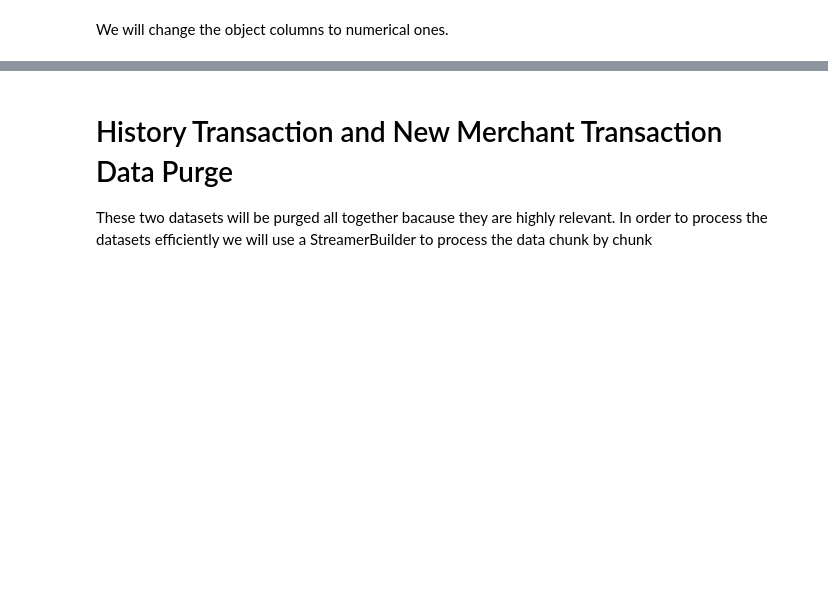
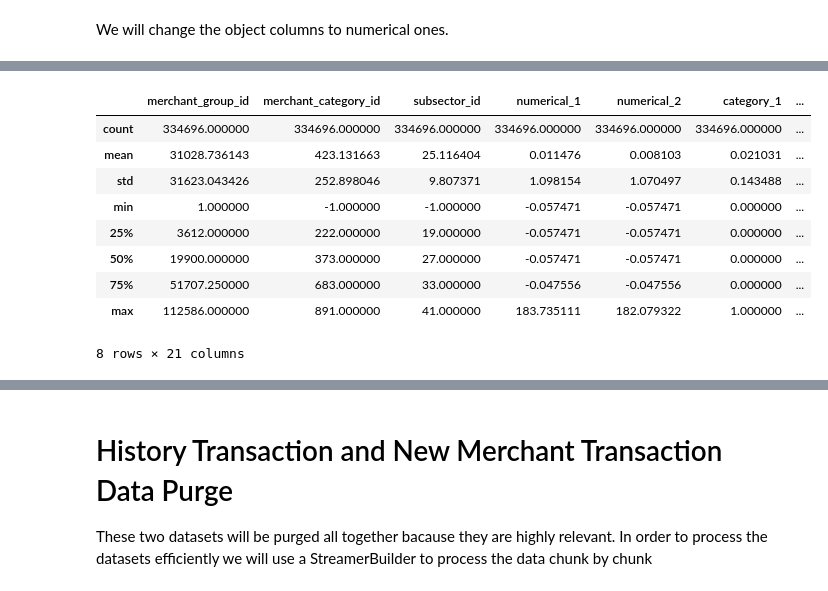
Before and after one commit to thinkinbig/lama, a Jupyter notebook: lama/preprocessing/DataPreperation.ipynb, the cells around one changed output, grey strips where cells are left out. Cells and saved outputs as stored; diff of their text form; code cells hidden in the pictures; blank space fills up the shorter version.

Commit message:
fix merchants tables

```diff
--- a/lama/preprocessing/DataPreperation.ipynb
+++ b/lama/preprocessing/DataPreperation.ipynb
@@ -270,0 +227,9 @@ None
+# %%
+df_merchant[merchants_category_cols].nunique()
+df_merchant[merchants_category_cols].dtypes
+df_merchant['category_2'] .unique()
+df_merchant['category_2'] = df_merchant['category_2'].fillna(-1)
+
+cols = ['category_1', 'most_recent_sales_range', 'most_recent_purchases_range', 'category_4']
+df_merchant = reformat_dataframe(df_merchant, cols, change_object_col)
+print(df_merchant)
@@ -270,0 +271,15 @@ None
+# %%
+df_merchant[merchants_numeric_cols].dtypes
+nans(df_merchant)
+df_merchant.describe()
+# %% [output]
+|  | merchant_group_id | merchant_category_id | subsector_id | numerical_1 | numerical_2 | category_1 | ... |
+| count | 334696.000000 | 334696.000000 | 334696.000000 | 334696.000000 | 334696.000000 | 334696.000000 | ... |
+| mean | 31028.736143 | 423.131663 | 25.116404 | 0.011476 | 0.008103 | 0.021031 | ... |
+| std | 31623.043426 | 252.898046 | 9.807371 | 1.098154 | 1.070497 | 0.143488 | ... |
+| min | 1.000000 | -1.000000 | -1.000000 | -0.057471 | -0.057471 | 0.000000 | ... |
+| 25% | 3612.000000 | 222.000000 | 19.000000 | -0.057471 | -0.057471 | 0.000000 | ... |
+| 50% | 19900.000000 | 373.000000 | 27.000000 | -0.057471 | -0.057471 | 0.000000 | ... |
+| 75% | 51707.250000 | 683.000000 | 33.000000 | -0.047556 | -0.047556 | 0.000000 | ... |
+| max | 112586.000000 | 891.000000 | 41.000000 | 183.735111 | 182.079322 | 1.000000 | ... |
+8 rows × 21 columns
```
Also changed, not shown: parts of 14 cells of this notebook, 1 other file.
